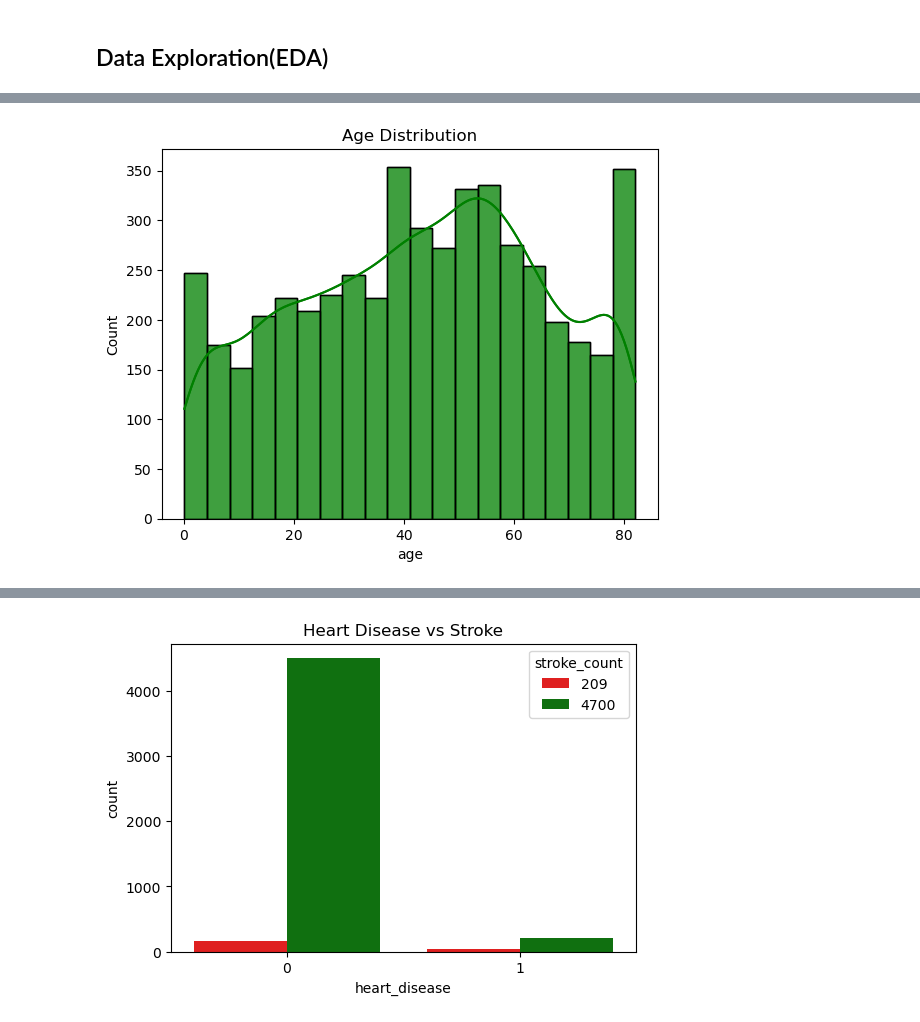
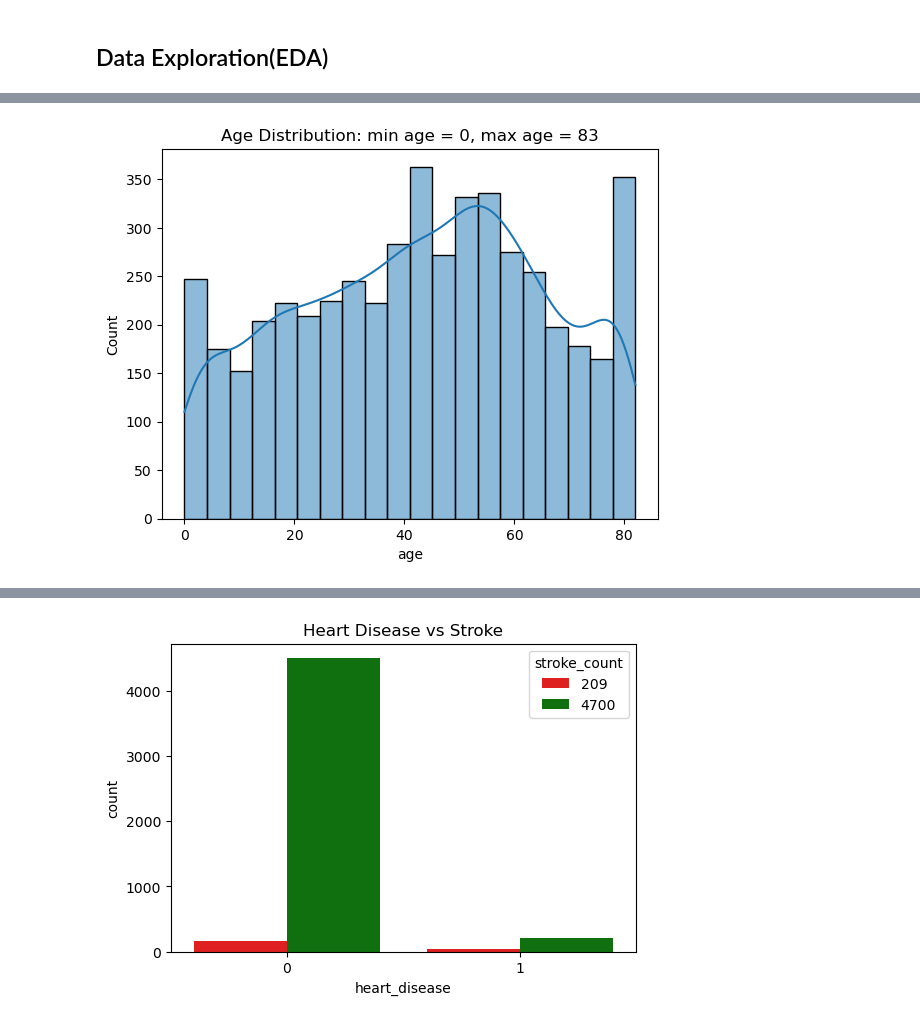
Before and after one commit to MaxugoAnalytics/Stroke-Analysis, a Jupyter notebook: Heart_disease.ipynb, the cells around one changed output, grey strips where cells are left out. Cells and saved outputs as stored; diff of their text form; code cells hidden in the pictures.

```diff
--- a/Heart_disease.ipynb
+++ b/Heart_disease.ipynb
@@ -160,3 +181,7 @@ health_drop.shape
 health_drop.duplicated().sum()
 # %% [output]
 0
+# %%
+# Convert 'hypertension' column to "Yes" for 1 and "No" for 0
+health_drop['hypertension'] = health_drop['hypertension'].map({1: 'Yes', 0: 'No'})
+health_drop.head()
@@ -221,10 +245,9 @@ health_drop.head()
 # %%
-# Lets check the distribution
-
-sns.histplot(health_drop['age'], color = 'green', kde = True)
-plt.title('Age Distribution')
+# Lets check the age distribution
+sns.histplot(health_drop['age'], kde = True)
+plt.title('Age Distribution: min age = 0, max age = 83')
 plt.xlabel('age')
 
 plt.show();
 # %% [output]
-[figure, old version]
+[figure, new version]
```
Also changed, not shown: parts of 58 cells of this notebook.
